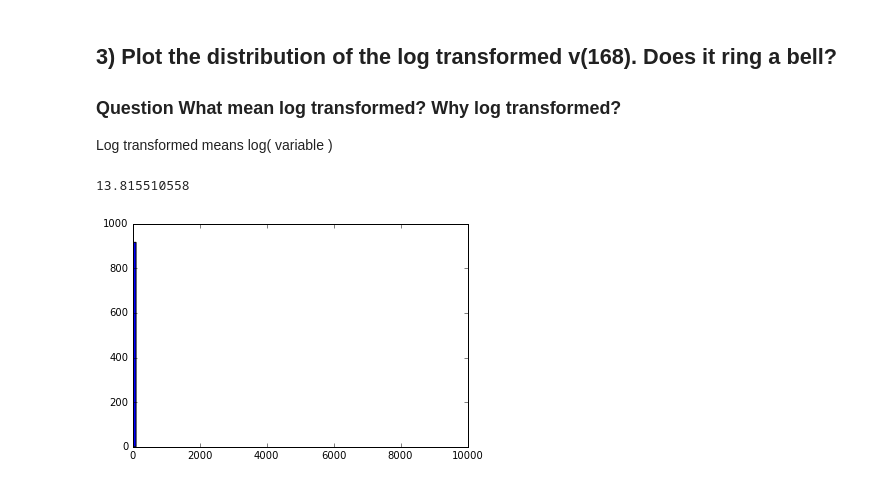
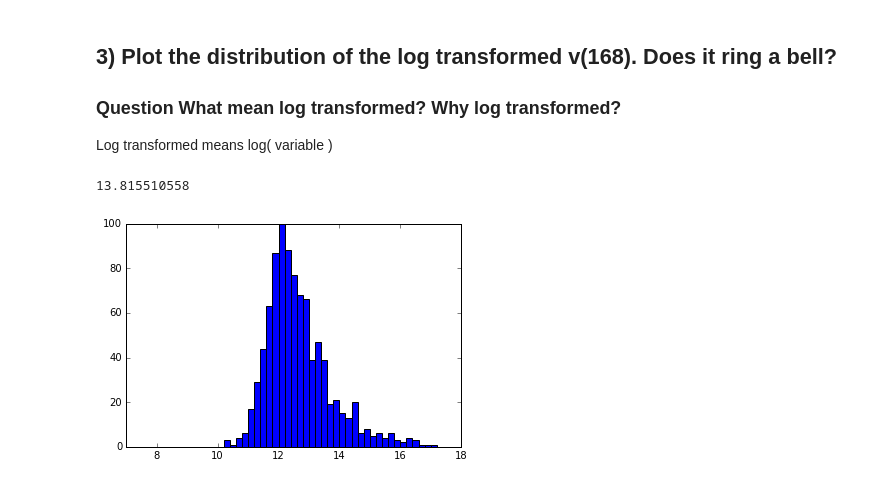
Before and after one commit to Pawel2357/Predict-virality-data-science-, a Jupyter notebook: Predict_virality_exercise.ipynb, the cells around one changed output. Cells and saved outputs as stored; diff of their text form; code cells hidden in the pictures.

Commit message:
(3) Improved plot of log transformed distribution of v(168). Added conclusions

```diff
--- a/Predict_virality_exercise.ipynb
+++ b/Predict_virality_exercise.ipynb
@@ -235,14 +235,14 @@ py.show()
 
 Log transformed means log( variable )
 # %%
-py.xlim( [ 0, 10000 ] )
+py.xlim( [ 7, 18 ] )
 
 print np.log( 1000000 )
 
-bins = range( 0, 10000, 100 )
+bins = np.arange( 0, 30, 0.2 )
 
 py.hist( list( [ np.log( x ) for x in row_data_views[ 168 ].values ] ), bins )
 py.show()
 # %% [output]
 13.815510558
-[figure, old version]
+[figure, new version]
```
Also changed, not shown: parts of 1 cell of this notebook.
